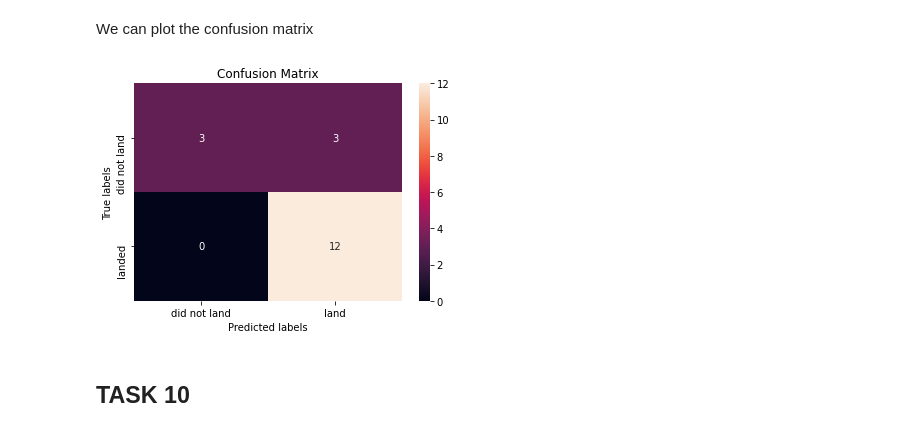
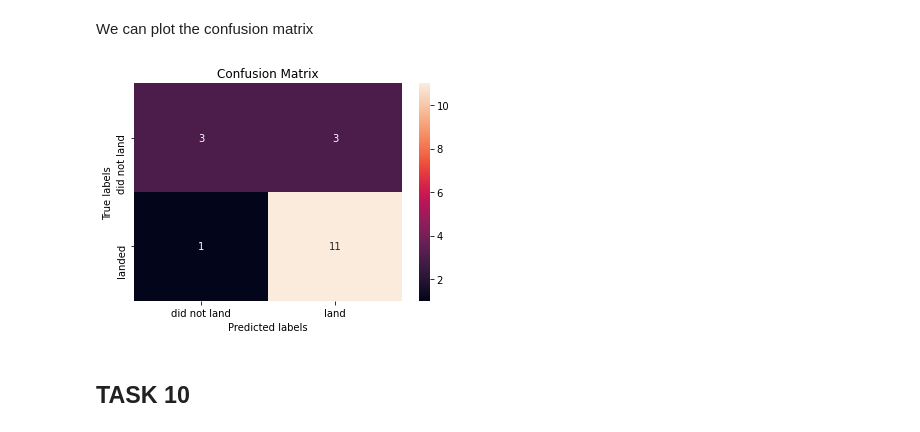
Before and after one commit to netgvarun2012/Blackbox, a Jupyter notebook: Machine Learning Prediction lab.ipynb, the cells around one changed output. Saved outputs shown, nothing was run; the diff lists cells and outputs as text; code cells hidden in the pictures.

```diff
--- a/Machine Learning Prediction lab.ipynb
+++ b/Machine Learning Prediction lab.ipynb
@@ -288,10 +288,10 @@ tree_cv.score(x_train,y_train)
 # %% [markdown]
 We can plot the confusion matrix
 # %%
-yhat = svm_cv.predict(x_test)
+yhat = tree_cv.predict(x_test)
 plot_confusion_matrix(y_test,yhat)
 # %% [output]
-[figure, old version]
+[figure, new version]
 # %% [markdown]
 ## TASK  10
 # %% [markdown]
```
Also changed, not shown: parts of 3 cells of this notebook.
